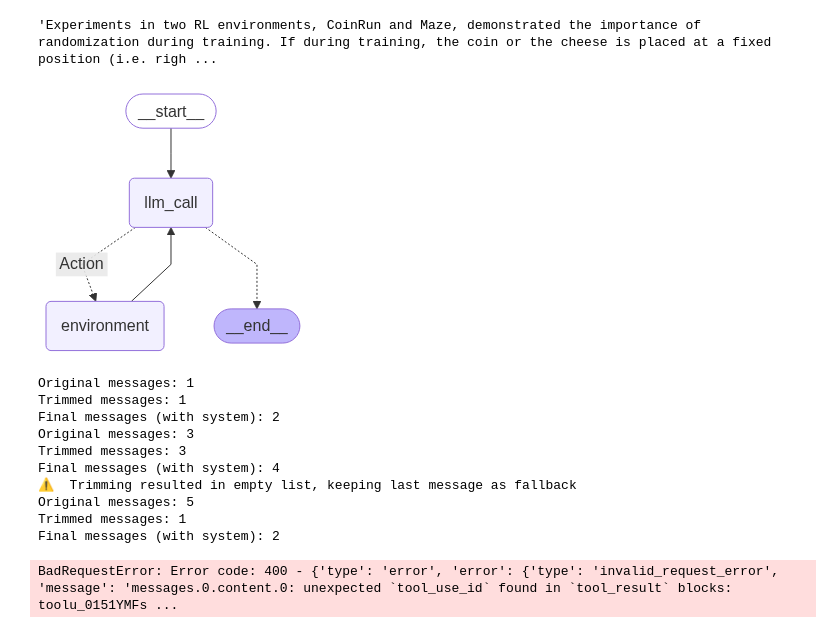
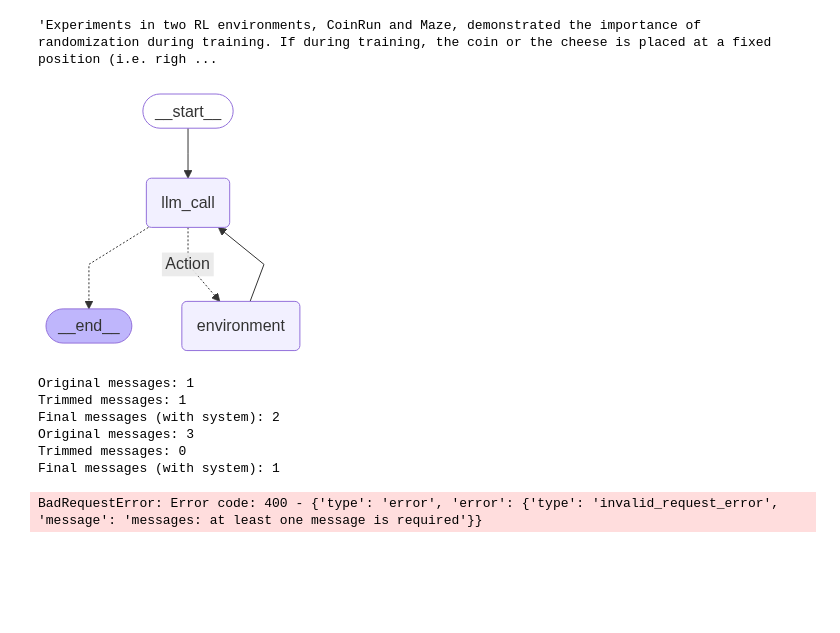
Before and after one commit to ruijzhan/how_to_fix_your_context, a Jupyter notebook: notebooks/04-context-pruning.ipynb, the cells around one changed output. Drawn from its saved outputs; the diff is of its cells as text; code cells hidden in the pictures; blank space fills up the shorter version.

```diff
--- a/notebooks/04-context-pruning.ipynb
+++ b/notebooks/04-context-pruning.ipynb
@@ -219,18 +219,31 @@ def llm_call(state: MessagesState) -> dict:
     # Using allow_partial to ensure we keep at least some content
     trimmed_messages = trim_messages(
         state["messages"],
+        # Keep the last <= n_count tokens of the messages.
         strategy="last",
+        # Remember to adjust based on your model
+        # or else pass a custom token_counter
         token_counter=count_tokens_approximately,
-        max_tokens=10000,
-        start_on="human",      # Ensure we start with human message
-        include_system=False,  # Don't include system messages in trimming
-        allow_partial=True,    # Allow partial messages if needed
+        # Most chat models expect that chat history starts with either:
+        # (1) a HumanMessage or
+        # (2) a SystemMessage followed by a HumanMessage
+        # Remember to adjust based on the desired conversation
+        # length
+        max_tokens=1000,
+        # Most chat models expect that chat history starts with either:
+        # (1) a HumanMessage or
+        # (2) a SystemMessage followed by a HumanMessage
+        start_on="human",
+        # Most chat models expect that chat history ends with either:
+        # (1) a HumanMessage or
+        # (2) a ToolMessage
+        end_on=("human", "tool"),
+        # Usually, we want to keep the SystemMessage
+        # if it's present in the original history.
+        # The SystemMessage has special instructions for the model.
+        include_system=True,
+        allow_partial=False,
     )
-
-    # Fallback: if trimming results in empty list, keep at least the last message
-    if not trimmed_messages and state["messages"]:
-        trimmed_messages = state["messages"][-1:]
-        print("⚠️  Trimming resulted in empty list, keeping last message as fallback")
 
     # Add system prompt to the trimmed messages
     messages = [SystemMessage(content=rag_prompt)] + trimmed_messages
@@ -238,11 +251,6 @@ def llm_call(state: MessagesState) -> dict:
     print(f"Original messages: {len(state['messages'])}")
     print(f"Trimmed messages: {len(trimmed_messages)}")
     print(f"Final messages (with system): {len(messages)}")
-
-    # Ensure we have at least one non-system message
-    if len(messages) <= 1:
-        print("⚠️  Only system message found, this will cause API error")
-        return {"messages": []}  # Return empty to handle gracefully
 
     response = llm_with_tools.invoke(messages)
     return {"messages": [response]}
@@ -283,31 +291,31 @@ def should_continue(state: MessagesState) -> Literal["Action", "__end__"]:
     if last_message.tool_calls:
         return "Action"
     # Otherwise, proceed to summarization
     return END
 
 # Build the RAG agent workflow
 agent_builder = StateGraph(State)
 
 # Add nodes to the workflow
 agent_builder.add_node("llm_call", llm_call)
 agent_builder.add_node("environment", tool_node)
 
 # Define the workflow edges
 agent_builder.add_edge(START, "llm_call")
 agent_builder.add_conditional_edges(
     "llm_call",
     should_continue,
     {
         "Action": "environment",
         END: END,
     },
 )
 agent_builder.add_edge("environment", "llm_call")
 
 # Compile the agent
 agent = agent_builder.compile()
 
 # Display the agent workflow
 display(Image(agent.get_graph(xray=True).draw_mermaid_png()))
 # %% [output]
-[figure, old version]
+[figure, new version]
@@ -323,10 +329,6 @@ Original messages: 1
 Trimmed messages: 1
 Final messages (with system): 2
 Original messages: 3
-Trimmed messages: 3
-Final messages (with system): 4
-⚠️  Trimming resulted in empty list, keeping last message as fallback
-Original messages: 5
-Trimmed messages: 1
-Final messages (with system): 2
+Trimmed messages: 0
+Final messages (with system): 1
-BadRequestError: Error code: 400 - {'type': 'error', 'error': {'type': 'invalid_request_error', 'message': 'messages.0.content.0: unexpected `tool_use_id` found in `tool_result` blocks: toolu_0151YMFs ...
+BadRequestError: Error code: 400 - {'type': 'error', 'error': {'type': 'invalid_request_error', 'message': 'messages: at least one message is required'}}
```
Also changed, not shown: parts of 1 cell of this notebook.
